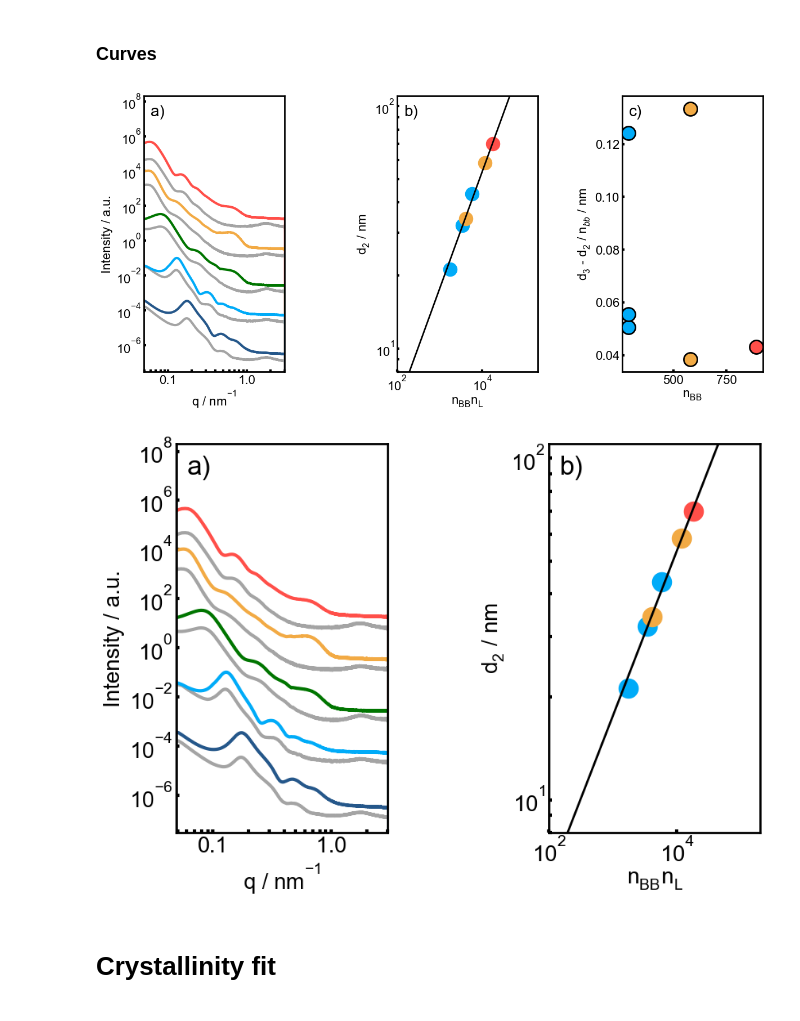
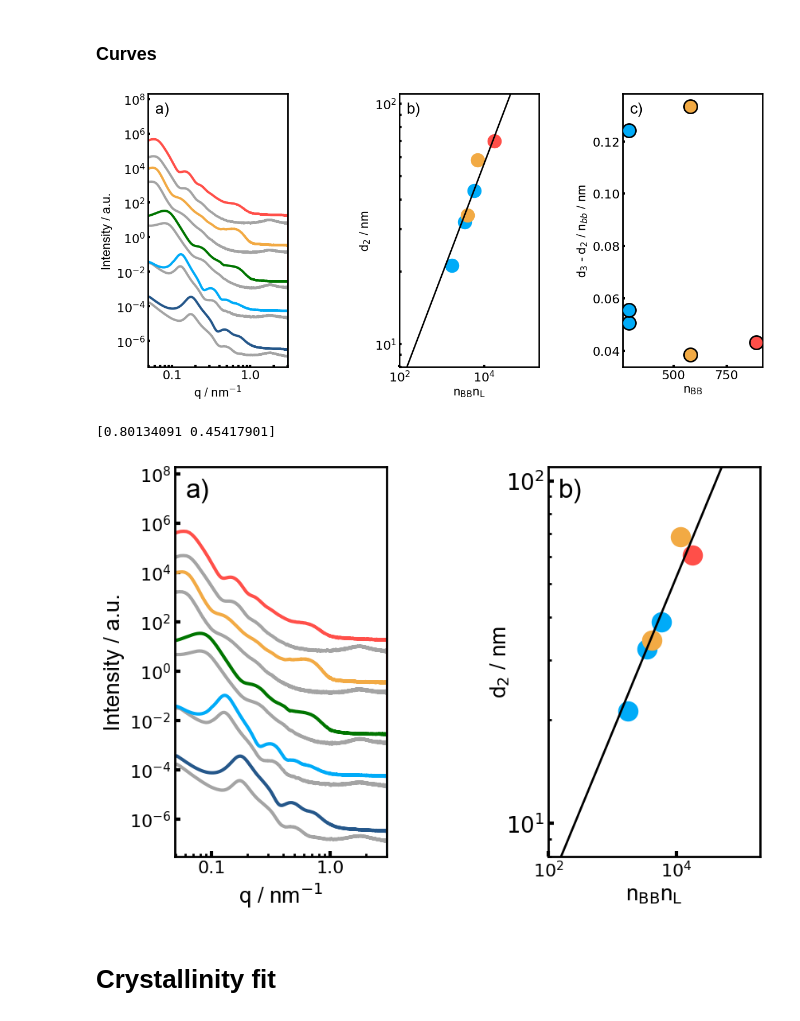
Before and after one commit to Akmalumarov/X_Ray_Scattering_Analysis, a Jupyter notebook: projects/Brushes/PEG_PNIPAM_crystallization/PEG_PNIPAM_cryst.ipynb, the cells around one changed output. Saved outputs shown, nothing was run; the diff lists cells and outputs as text; code cells hidden in the pictures.

```diff
--- a/projects/Brushes/PEG_PNIPAM_crystallization/PEG_PNIPAM_cryst.ipynb
+++ b/projects/Brushes/PEG_PNIPAM_crystallization/PEG_PNIPAM_cryst.ipynb
@@ -30,3 +10,20 @@ import matplotlib.pyplot as plt
 import numpy as np
 from scipy.optimize import curve_fit
 from matplotlib.ticker import ScalarFormatter
+# %%
+def critical(x, A, x0, p):
+    return A * 1 / np.abs(x - x0) ** p
+# %%
+
+df = pd.read_csv(r"C:\Users\LabPCA\Desktop\plot-data (2).csv")
+
+plt.scatter(df['x'], df[' y'])
+# df[' y']
+
+p0 = [15, 299, 0.8]
+p, cov = curve_fit(critical, np.array(df['x']), np.array(df[' y']), p0=p0, maxfev=10000, bounds=((0, 290, 0), (np.inf, 315, np.inf)))
+
+lnsp = np.linspace(270, 298, 1000)
+plt.plot(lnsp, critical(lnsp, *p))
+plt.ylim(8, 14)
+p
@@ -264,7 +909,7 @@ bars = ax.bar(sample, p_melt, color='#8EC209', edgecolor='black', linewidth=2, w
 
 # Labels
 ax.set_xlabel('Sample', fontsize=20, fontfamily='Arial')
-ax.set_ylabel('PDI', fontsize=20, fontfamily='Arial')
+ax.set_ylabel('$d_2$ PDI', fontsize=20, fontfamily='Arial')
 
 # Y-axis как на I(q) графике
 ax.set_ylim(0, 0.181)
@@ -315,7 +960,7 @@ bars = ax.bar(sample, p_cryst, color='#01ADF8', edgecolor='black', linewidth=2,
 
 # Labels
 ax.set_xlabel('Sample', fontsize=20, fontfamily='Arial')
-ax.set_ylabel('PDI', fontsize=20, fontfamily='Arial')
+ax.set_ylabel('$d_2$ PDI', fontsize=20, fontfamily='Arial')
 
 # Y-axis как на I(q) графике
 ax.set_ylim(0, 0.181)
@@ -971,7 +1678,7 @@ X[:3] = x
 Y[:3] = [21.2, 32.2, 43.5]
 
 nBB = 580
-nL = np.array([7,20])
+nL = np.array([7,12])
 x = nL * nBB
 ax2.scatter(x, [34.3, 58.2], s=300, color='#F2AA44', label='580')
 X[3:5] = x
@@ -1090,7 +1797,7 @@ ax3.set_position([0.9, 0.15, 0.25, 0.7])  #
 
 plt.show()
 # %% [output]
-[figure, old version]
+[figure, new version]
 # %%
 fig, (ax1, ax2) = plt.subplots(1, 2, figsize=(7, 7))
 fig.subplots_adjust(wspace=20.)
@@ -1139,7 +1846,10 @@ ax1.set_ylim(3e-11*1e3, 2e5*1e3)
 
 ax1.xaxis.set_major_formatter(ScalarFormatter())
 ax1.set_xticks([0.1, 1])
-ax1.tick_params(axis="both", which='both', direction="in", width=3, length=3, labelsize=20)
+ax1.tick_params(axis="both", which='major', direction="in", width=3, length=5, labelsize=16)
+ax1.tick_params(axis="both", which='minor', direction="in", width=2, length=3, labelsize=16)
+ax2.tick_params(axis="both", which='major', direction="in", width=3, length=5, labelsize=16)
+ax2.tick_params(axis="both", which='minor', direction="in", width=2, length=3, labelsize=16)
 ax1.set_xlabel(r'q / nm$^{-1}$', fontsize=20, fontfamily='Arial')
 ax1.set_ylabel(r'Intensity / a.u.', fontsize=20, fontfamily='Arial')
 
@@ -1159,9 +1869,8 @@ ax2.semilogx()
 ax2.semilogy()
 
 ax2.set_xlabel(r'n$_{\mathrm{BB}}$n$_{\mathrm{L}}$', fontsize=20, fontfamily='Arial')
-ax2.set_ylabel(r'd$_2$ / nm', fontsize=20, fontfamily='Arial')
+ax2.set_ylabel(r'd$_2$ / nm', fontsize=20, fontfamily='Arial', labelpad=-5)
 
-ax2.tick_params(axis="both", which='both', direction="in", width=3, length=3, labelsize=20)
 ax2.set_yticks([1e1, 1e2])
 ax2.set_yticklabels(['$10^1$', '$10^2$'], fontsize=20)
 ax2.set_ylim(0.8e1, 1.1e2)
@@ -1174,51 +1883,53 @@ Y = np.zeros(6)
 nBB = 290
 nL = np.array([6,12,20])
 x = nL * nBB
-ax2.scatter(x, [21.2, 32.2, 43.5], s=300, color='#00ABF8', label='290')
+ax2.scatter(x, [21.2, 32.2, 38.6], s=300, color='#00ABF8', label='290')
 X[:3] = x
-Y[:3] = [21.2, 32.2, 43.5]
+Y[:3] = [21.2, 32.2, 38.6]
 
 nBB = 580
 nL = np.array([7,20])
 x = nL * nBB
-ax2.scatter(x, [34.3, 58.2], s=300, color='#F2AA44', label='580')
+ax2.scatter(x, [34.3, 68.7], s=300, color='#F2AA44', label='580')
 X[3:5] = x
-Y[3:5] = [34.3, 58.2]
+Y[3:5] = [34.3, 68.7]
 
 nBB = 890
 nL = np.array([20])
 x = nL * nBB
-ax2.scatter(x, [69.9], s=300, color='#FF4F49', label='890')
+ax2.scatter(x, [60.8], s=300, color='#FF4F49', label='890')
 X[5] = x[0]
-Y[5] = 69.9
+Y[5] = 60.8
 
 # Функция для аппроксимации
 def power(x, a, b):
     return a * x**b
 
 # Аппроксимация
 p, cov = curve_fit(power, X, Y)
+print(p)
 lnsp = np.linspace(1e2, max(X)*3)
 ax2.plot(lnsp, power(lnsp, *p), color='black', linewidth=2)
 
 # Метка "b)" для второго графика
 ax2.text(0.05, 0.97, 'b)', transform=ax2.transAxes, fontsize=24, #fontweight='bold',
          fontfamily='Arial', verticalalignment='top', horizontalalignment='left')
 
 # Утолщенные рамки
 for axis in ['top','bottom','left','right']:
     ax2.spines[axis].set_linewidth(2)
 
 # Легенда для второго графика
 #ax2.legend(fontsize=0, frameon=False, prop={'family': 'Arial'}, loc=4)
 
 # Сохраняем график
 plt.savefig(r'E:\PEG_PNIPAM crystallization\Figures\Fig3.png', dpi=300, bbox_inches='tight', transparent=True)
 #plt.savefig(r'E:\PEG_PNIPAM crystallization\Figures\Fig3.pdf', bbox_inches='tight', transparent=True)
 
 plt.show()
 # %% [output]
+[0.80134091 0.45417901]
-[figure, old version]
+[figure, new version]
 # %% [markdown]
 # Crystallinity fit
 # %% [markdown]
```
Also changed, not shown: parts of 52 cells of this notebook, 12 other files.
